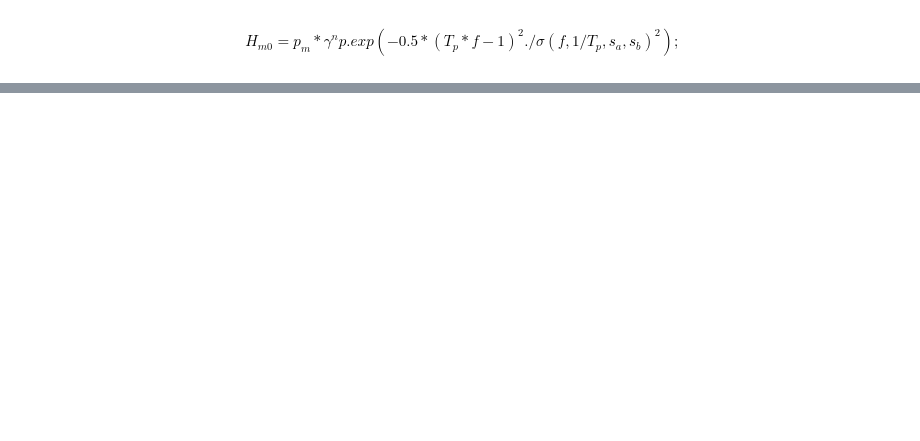
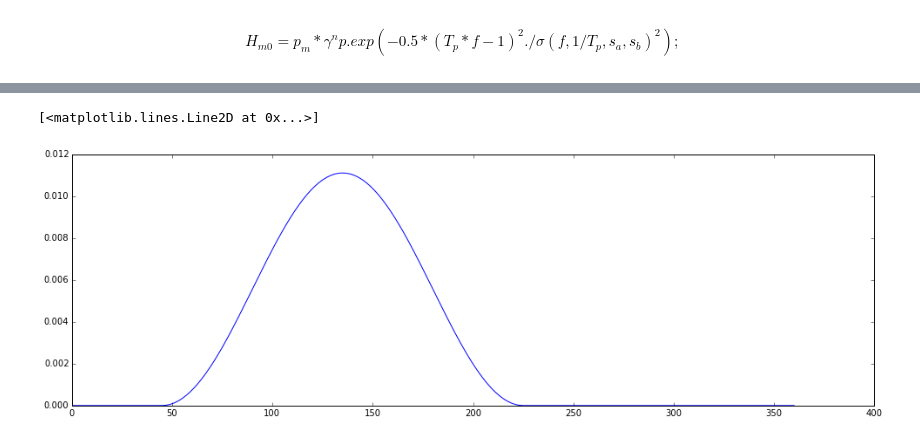
Before and after one commit to openearth/pyswan, a Jupyter notebook: oceanwaves.ipynb, the cells around one changed output, grey strips where cells are left out. Drawn from its saved outputs; the diff is of its cells as text; code cells hidden in the pictures; blank space fills up the shorter version.

```diff
--- a/oceanwaves.ipynb
+++ b/oceanwaves.ipynb
@@ -34,3 +32,23 @@ ax.set_title('all t')
+# %%
+# DIRECTIONAL SPREADING
+pdir = 90+45
+ms = 2
+units = 'deg'
+dirs = [0,] + list(45+np.arange(0,136)*2.) + [360,]
+cdir = ow.directional_spreading(dirs,pdir,ms,units)
+# Plot spectra example: E(f) for all t
+# Note the package function Spec1.plot().
+%matplotlib inline
+import matplotlib as mpl
+import matplotlib.pyplot as plt
+fig=plt.figure()
+fig.set_figwidth(16)
+fig.set_figheight(10)
+ax = plt.axes([0.1,.2,0.8,0.4])
+plt.plot(dirs,cdir)
+# %% [output]
+[<matplotlib.lines.Line2D at 0x...>]
+[figure, added]
 # %%
 help(ow)
 # %% [output]
```
Also changed, not shown: parts of 5 cells of this notebook, 1 other file.
